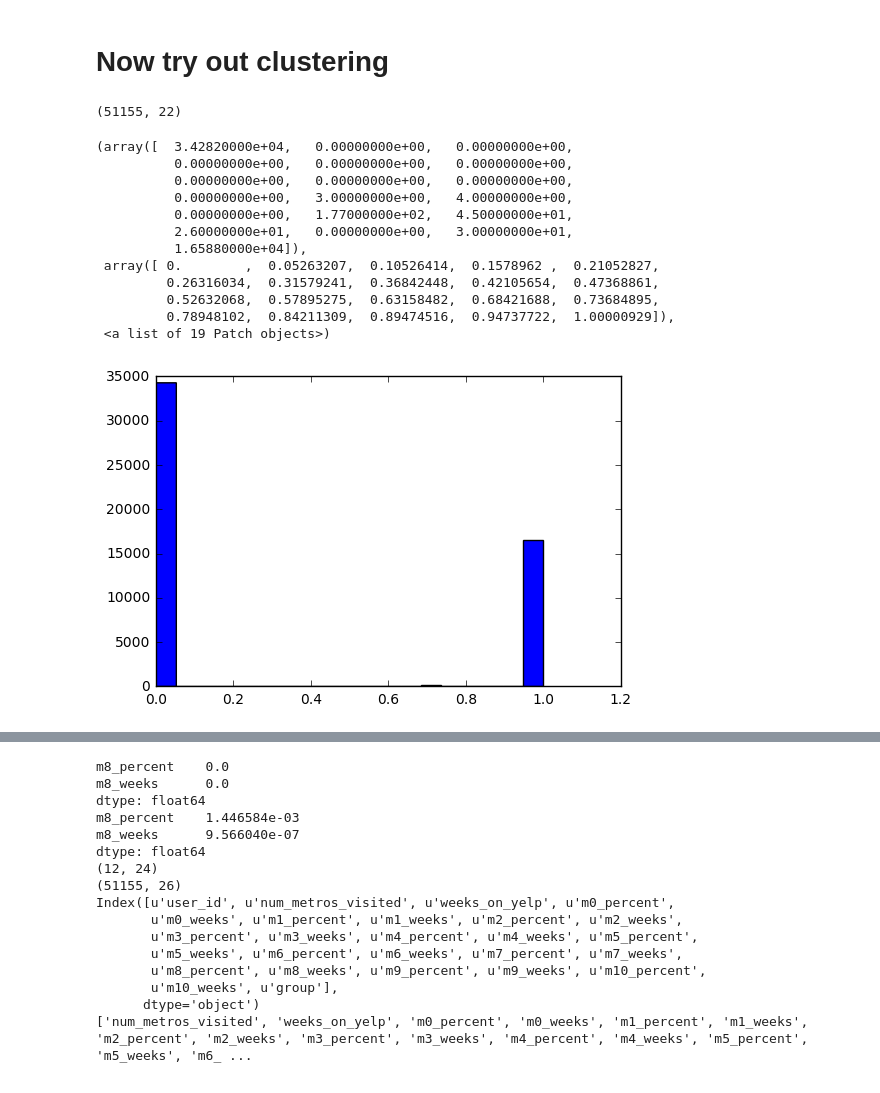
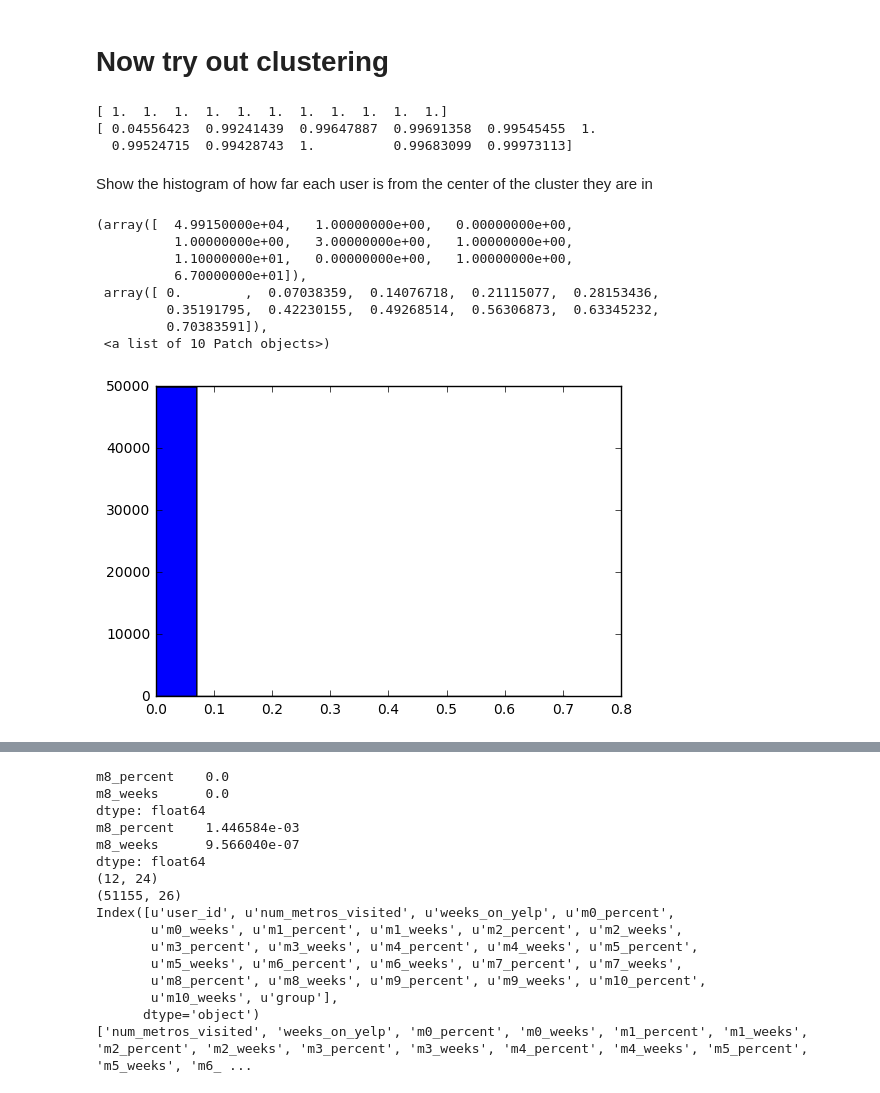
Before and after one commit to adgilbert/collaborative-filtering, a Jupyter notebook: GetFeatures.ipynb, the cells around one changed output, grey strips where cells are left out. Cells and saved outputs as stored; diff of their text form; code cells hidden in the pictures.

```diff
--- a/GetFeatures.ipynb
+++ b/GetFeatures.ipynb
@@ -379,32 +430,43 @@ user_f = np.array(user_features[['m0_percent', # removed 'num_metros_visited', '
        'm5_weeks', 'm6_percent', 'm6_weeks', 'm7_percent', 'm7_weeks',
        'm8_percent', 'm8_weeks', 'm9_percent', 'm9_weeks', 'm10_percent',
        'm10_weeks']])
-user_f = user_f.astype(float)
-print(user_f.shape)
-user_fnorm = preprocessing.normalize(user_f, norm='l1', axis=0, copy=True, return_norm=False)
-user_clustering = cluster.vq.kmeans2(user_fnorm, 12, iter=600, minit='random')
+# user_f = user_f.astype(float)
+# print(user_f.shape)
+initialization = np.zeros((11, user_f.shape[1]))
+for i in range(11):
+    initialization[i, 2*i] = 1
+print(np.max(initialization, axis=1))
+# print(initialization)
+# print(np.sum(user_f, axis=1)[0:20])
+# # print(user_features[0:5])
+# # user_fnorm = preprocessing.normalize(user_f, norm='l1', axis=0, copy=True, return_norm=False)
+user_clustering = cluster.vq.kmeans2(user_f, initialization, iter=600, minit='matrix')
 user_res = user_features.copy()
 user_res['group'] = user_clustering[1]
+print(np.max(user_clustering[0], axis=1))
 # %% [output]
-(51155, 22)
+[ 1.  1.  1.  1.  1.  1.  1.  1.  1.  1.  1.]
+[ 0.04556423  0.99241439  0.99647887  0.99691358  0.99545455  1.
+  0.99524715  0.99428743  1.          0.99683099  0.99973113]
 # %%
 user_res['cluster_dist'] = np.zeros(user_res.shape[0])
 cluster_keys = [k for k in user_res.keys() if k not in ['user_id', 'group', 'cluster_dist', 'num_metros_visited', 'weeks_on_yelp']]
-for m in range(clusters[0].shape[0]):
+for m in range(1, clusters[0].shape[0]):
+    test_group = user_res.loc[user_res.group == m, cluster_keys]
+#     print(test_group)
     user_res.loc[user_res.group == m, 'cluster_dist'] = np.linalg.norm(user_res.loc[user_res.group == m, cluster_keys] -
                                                                 user_clustering[0][m], axis=1)
-plt.hist(user_res['cluster_dist'], 'auto')
-# %% [output]
-(array([  3.42820000e+04,   0.00000000e+00,   0.00000000e+00,
-          0.00000000e+00,   0.00000000e+00,   0.00000000e+00,
-          0.00000000e+00,   0.00000000e+00,   0.00000000e+00,
-          0.00000000e+00,   3.00000000e+00,   4.00000000e+00,
-          0.00000000e+00,   1.77000000e+02,   4.50000000e+01,
-          2.60000000e+01,   0.00000000e+00,   3.00000000e+01,
-          1.65880000e+04]),
- array([ 0.        ,  0.05263207,  0.10526414,  0.1578962 ,  0.21052827,
-         0.26316034,  0.31579241,  0.36842448,  0.42105654,  0.47368861,
-         0.52632068,  0.57895275,  0.63158482,  0.68421688,  0.73684895,
-         0.78948102,  0.84211309,  0.89474516,  0.94737722,  1.00000929]),
- <a list of 19 Patch objects>)
-[figure, removed]
+# %% [markdown]
+Show the histogram of how far each user is from the center of the cluster they are in
+# %%
+plt.hist(user_res['cluster_dist'], 10)
+# %% [output]
+(array([  4.99150000e+04,   1.00000000e+00,   0.00000000e+00,
+          1.00000000e+00,   3.00000000e+00,   1.00000000e+00,
+          1.10000000e+01,   0.00000000e+00,   1.00000000e+00,
+          6.70000000e+01]),
+ array([ 0.        ,  0.07038359,  0.14076718,  0.21115077,  0.28153436,
+         0.35191795,  0.42230155,  0.49268514,  0.56306873,  0.63345232,
+         0.70383591]),
+ <a list of 10 Patch objects>)
+[figure, added]
```
Also changed, not shown: parts of 13 cells of this notebook, 1 other file.
